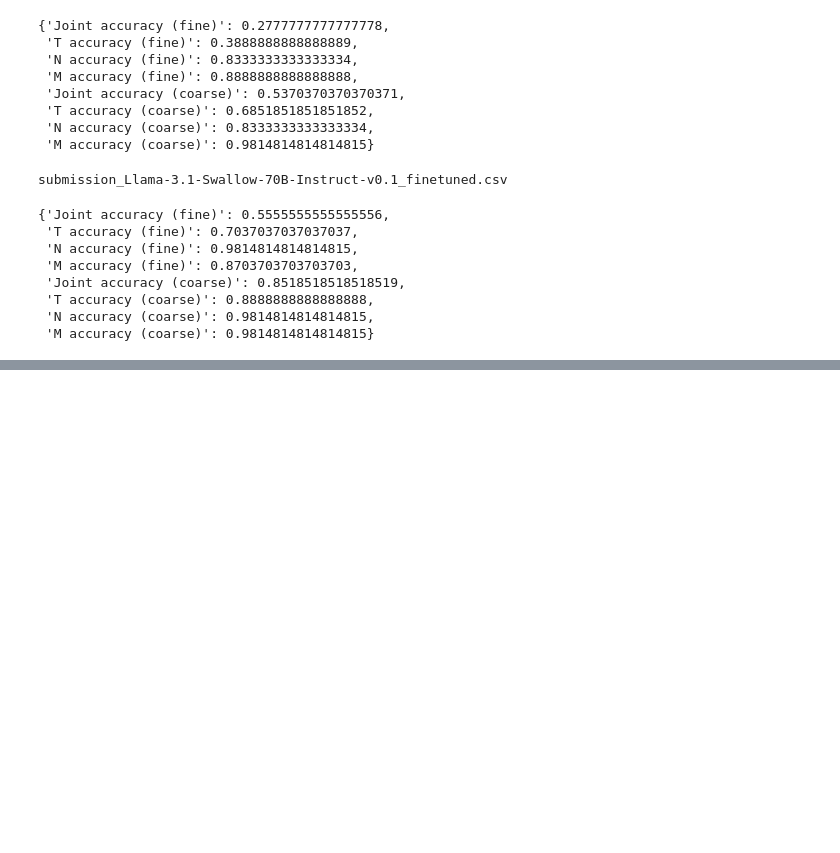
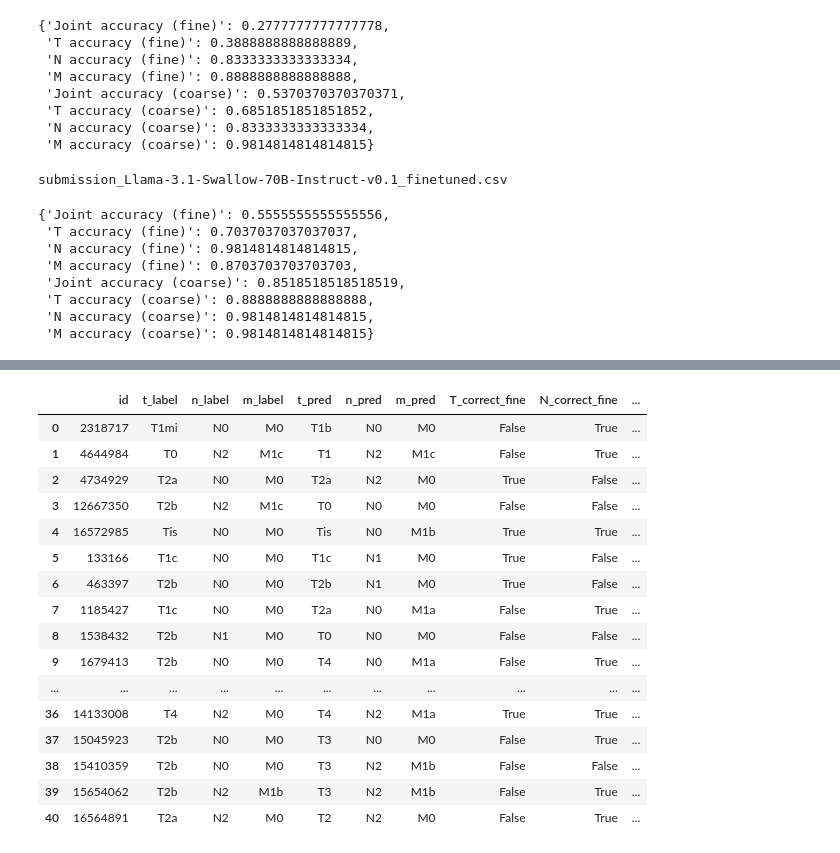
Before and after one commit to ai-radiol-ou/radnlp2024, a Jupyter notebook: code/main_task_evaluation.ipynb, the cells around one changed output, grey strips where cells are left out. Cells and saved outputs as stored; diff of their text form; code cells hidden in the pictures; blank space fills up the shorter version.

Commit message:
sub_task_evaluation.ipynbのマイクロF2スコア評価機能を追加し、結果を出力するコードを実装

```diff
--- a/code/main_task_evaluation.ipynb
+++ b/code/main_task_evaluation.ipynb
@@ -275,0 +362,34 @@ submission_Llama-3.1-Swallow-70B-Instruct-v0.1_finetuned.csv
+# %%
+label_file_path = '../radnlp_2024_train_val_20240731/ja/main_task/val/label.csv'
+submission_file_path = '../submission_o1-preview-2024-09-12_val.csv'
+
+a,b,diff1 = evaluate_predictions(pd.read_csv(label_file_path), pd.read_csv(submission_file_path))
+
+label_file_path = '../radnlp_2024_train_val_20240731/ja/main_task/train/label.csv'
+submission_file_path = '../submission_o1-preview-2024-09-12.csv'
+
+a,b,diff2 = evaluate_predictions(pd.read_csv(label_file_path), pd.read_csv(submission_file_path))
+# %%
+diff = pd.concat([diff1, diff2]).reset_index(drop=True)
+diff.to_csv('../model_outputs/o1preview_diff.csv', index=False)
+# %%
+
+diff
+# %% [output]
+|  | id | t_label | n_label | m_label | t_pred | n_pred | m_pred | T_correct_fine | N_correct_fine | ... |
+| 0 | 2318717 | T1mi | N0 | M0 | T1b | N0 | M0 | False | True | ... |
+| 1 | 4644984 | T0 | N2 | M1c | T1 | N2 | M1c | False | True | ... |
+| 2 | 4734929 | T2a | N0 | M0 | T2a | N2 | M0 | True | False | ... |
+| 3 | 12667350 | T2b | N2 | M1c | T0 | N0 | M0 | False | False | ... |
+| 4 | 16572985 | Tis | N0 | M0 | Tis | N0 | M1b | True | True | ... |
+| 5 | 133166 | T1c | N0 | M0 | T1c | N1 | M0 | True | False | ... |
+| 6 | 463397 | T2b | N0 | M0 | T2b | N1 | M0 | True | False | ... |
+| 7 | 1185427 | T1c | N0 | M0 | T2a | N0 | M1a | False | True | ... |
+| 8 | 1538432 | T2b | N1 | M0 | T0 | N0 | M0 | False | False | ... |
+| 9 | 1679413 | T2b | N0 | M0 | T4 | N0 | M1a | False | True | ... |
+| ... | ... | ... | ... | ... | ... | ... | ... | ... | ... | ... |
+| 36 | 14133008 | T4 | N2 | M0 | T4 | N2 | M1a | True | True | ... |
+| 37 | 15045923 | T2b | N0 | M0 | T3 | N0 | M0 | False | True | ... |
+| 38 | 15410359 | T2b | N0 | M0 | T3 | N2 | M1b | False | False | ... |
+| 39 | 15654062 | T2b | N2 | M1b | T3 | N2 | M1b | False | True | ... |
+| 40 | 16564891 | T2a | N2 | M0 | T2 | N2 | M0 | False | True | ... |
```
Also changed, not shown: parts of 5 cells of this notebook, 5 other files.
